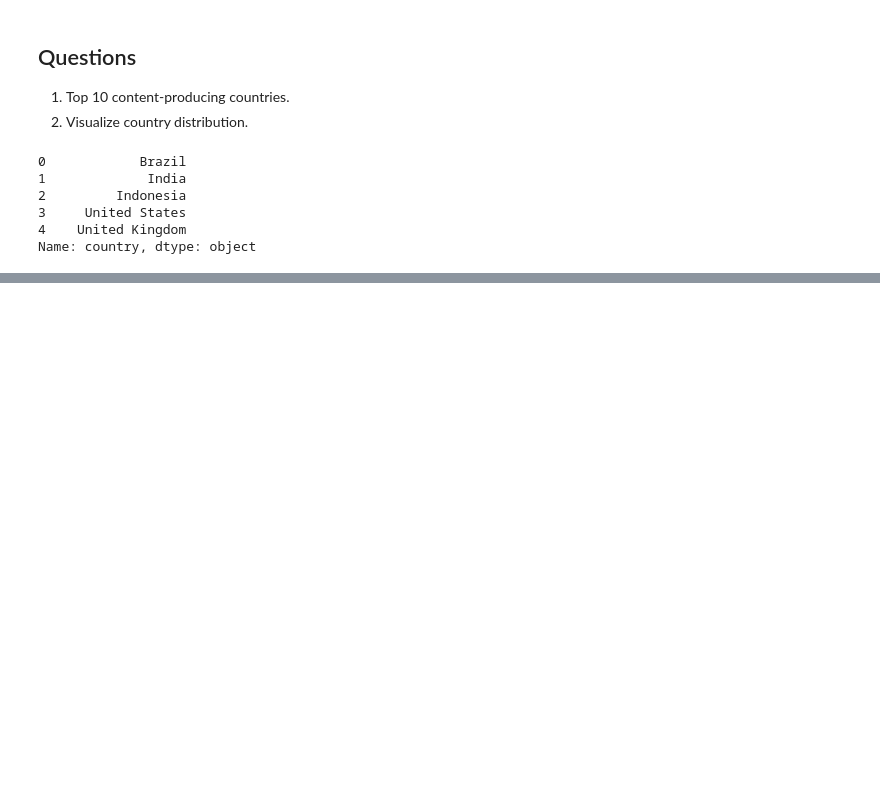
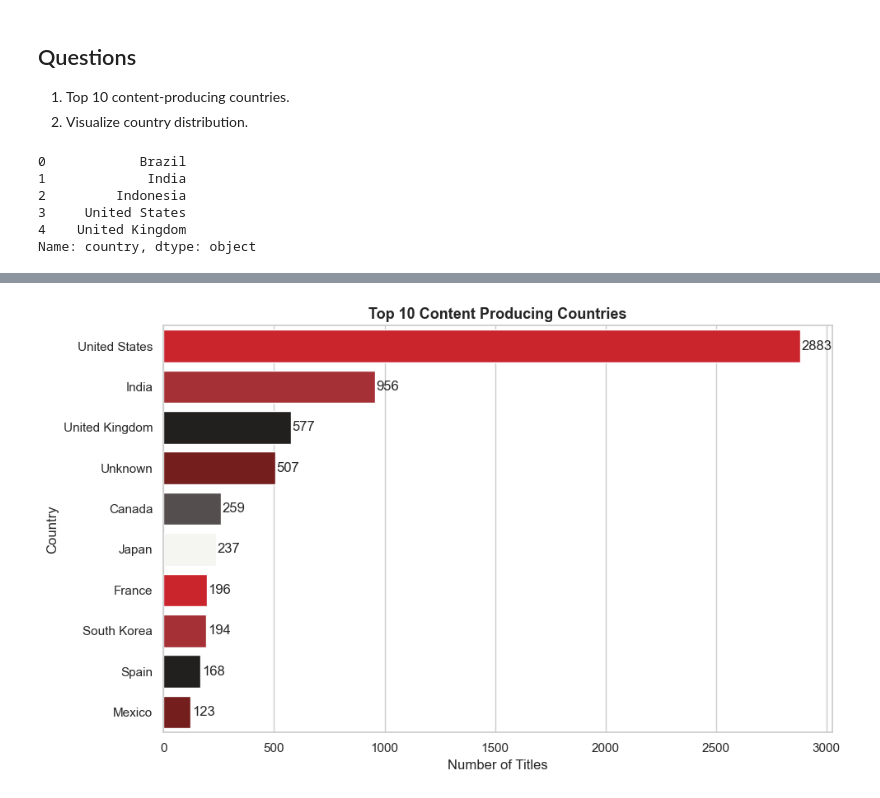
Before and after one commit to PragyaRana/DS_Training, a Jupyter notebook: Mini_Project_4.ipynb, the cells around one changed output, grey strips where cells are left out. Drawn from its saved outputs; the diff is of its cells as text; code cells hidden in the pictures; blank space fills up the shorter version.

```diff
--- a/Mini_Project_4.ipynb
+++ b/Mini_Project_4.ipynb
@@ -421,3 +421,15 @@ df_clean['country'].head()
 3     United States
 4    United Kingdom
 Name: country, dtype: object
+# %%
+# A title can list several co-producing countries (comma-separated).
+# For "who produces the most content" we take the FIRST listed country as the primary producer.
+df_clean['primary_country'] = (
+    df_clean['country']
+    .str.split(',')
+    .str[0]
+    .str.strip()
+)
+# %%
+top_countries = df_clean['primary_country'].value_counts().head(10)
+top_countries
@@ -423,0 +449,21 @@ Name: country, dtype: object
+# %%
+plt.figure(figsize=(10, 6))
+
+ax = sns.barplot(
+    x=top_countries.values,
+    y=top_countries.index,
+    hue=top_countries.index,
+    palette=PALETTE * 2,
+    legend=False
+)
+
+for i, v in enumerate(top_countries.values):
+    ax.text(v + 5, i, str(v), va='center')
+
+plt.title("Top 10 Content Producing Countries")
+plt.xlabel("Number of Titles")
+plt.ylabel("Country")
+plt.tight_layout()
+plt.show()
+# %% [output]
+[figure, added]
```
Also changed, not shown: parts of 1 cell of this notebook.
